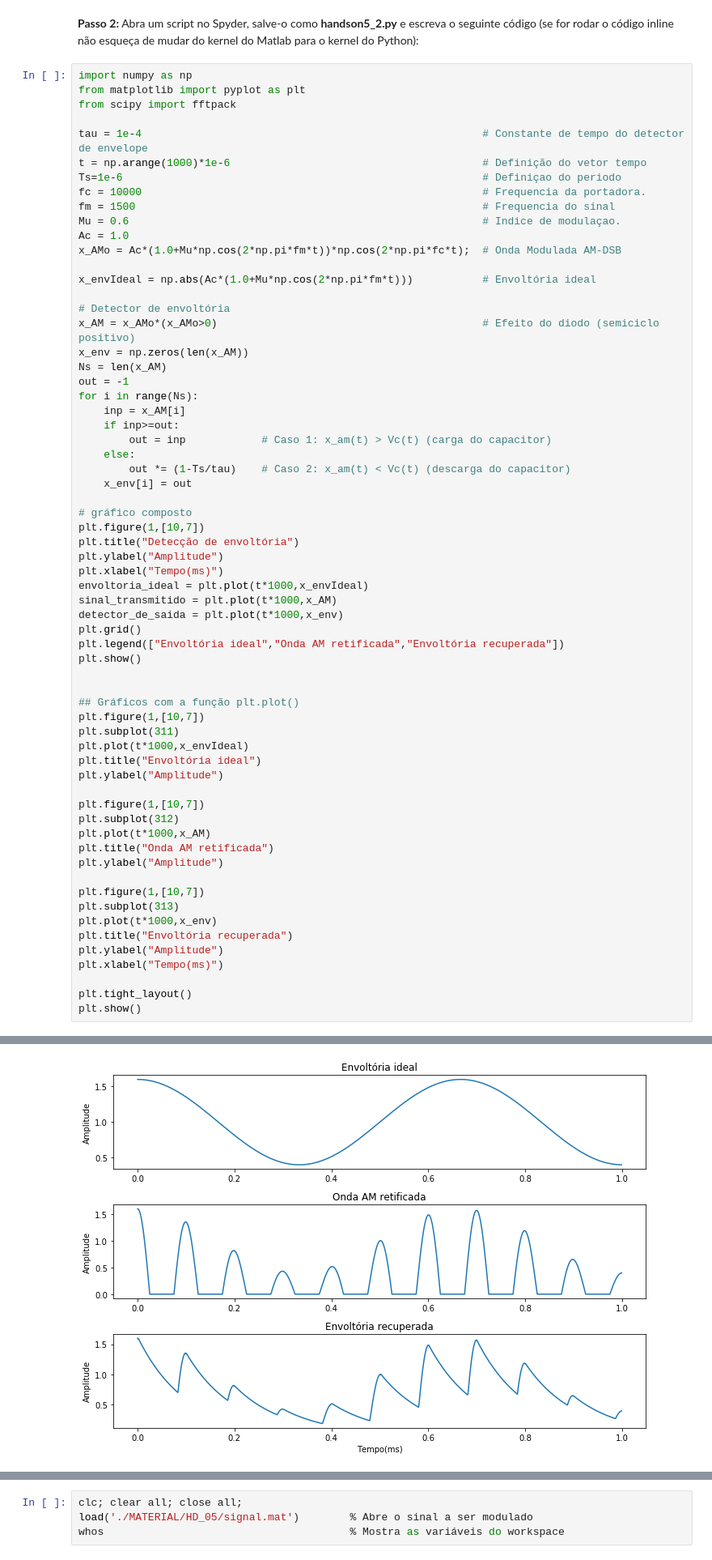
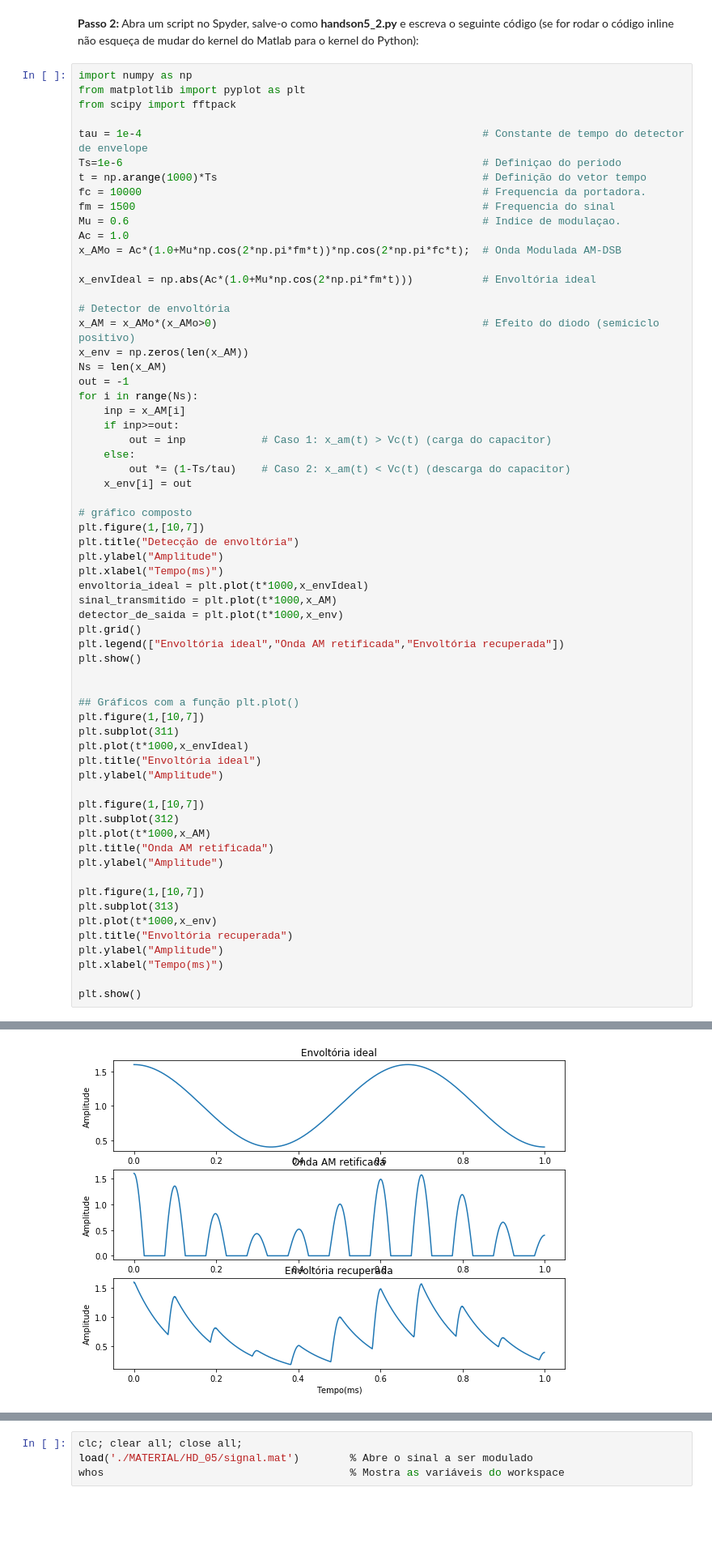
Before and after one commit to josemcast/DCO2004_LabPSC, a Jupyter notebook: h05.ipynb, the cells around one changed output, grey strips where cells are left out. Shown at 81% size. Cells and saved outputs as stored; diff of their text form; blank space fills up the shorter version.

```diff
--- a/h05.ipynb
+++ b/h05.ipynb
@@ -277,8 +276,8 @@ from matplotlib import pyplot as plt
 from scipy import fftpack
 
 tau = 1e-4                                                      # Constante de tempo do detector de envelope
-t = np.arange(1000)*1e-6                                        # Definição do vetor tempo
 Ts=1e-6                                                         # Definiçao do periodo
+t = np.arange(1000)*Ts                                          # Definição do vetor tempo
 fc = 10000                                                      # Frequencia da portadora.
 fm = 1500                                                       # Frequencia do sinal
 Mu = 0.6                                                        # Indice de modulaçao.
@@ -309,35 +308,34 @@ envoltoria_ideal = plt.plot(t*1000,x_envIdeal)
 sinal_transmitido = plt.plot(t*1000,x_AM)
 detector_de_saida = plt.plot(t*1000,x_env)
 plt.grid()
 plt.legend(["Envoltória ideal","Onda AM retificada","Envoltória recuperada"])
 plt.show()
 
 
 ## Gráficos com a função plt.plot()
 plt.figure(1,[10,7])
 plt.subplot(311)
 plt.plot(t*1000,x_envIdeal)
 plt.title("Envoltória ideal")
 plt.ylabel("Amplitude")
 
 plt.figure(1,[10,7])
 plt.subplot(312)
 plt.plot(t*1000,x_AM)
 plt.title("Onda AM retificada")
 plt.ylabel("Amplitude")
 
 plt.figure(1,[10,7])
 plt.subplot(313)
 plt.plot(t*1000,x_env)
 plt.title("Envoltória recuperada")
 plt.ylabel("Amplitude")
 plt.xlabel("Tempo(ms)")
 
-plt.tight_layout()
 plt.show()
 # %% [output]
 [figure]
-[figure, old version]
+[figure, new version]
 # %% [markdown]
 ### Comentários sobre o código
 
```
Also changed, not shown: parts of 24 cells of this notebook, 4 other files.
